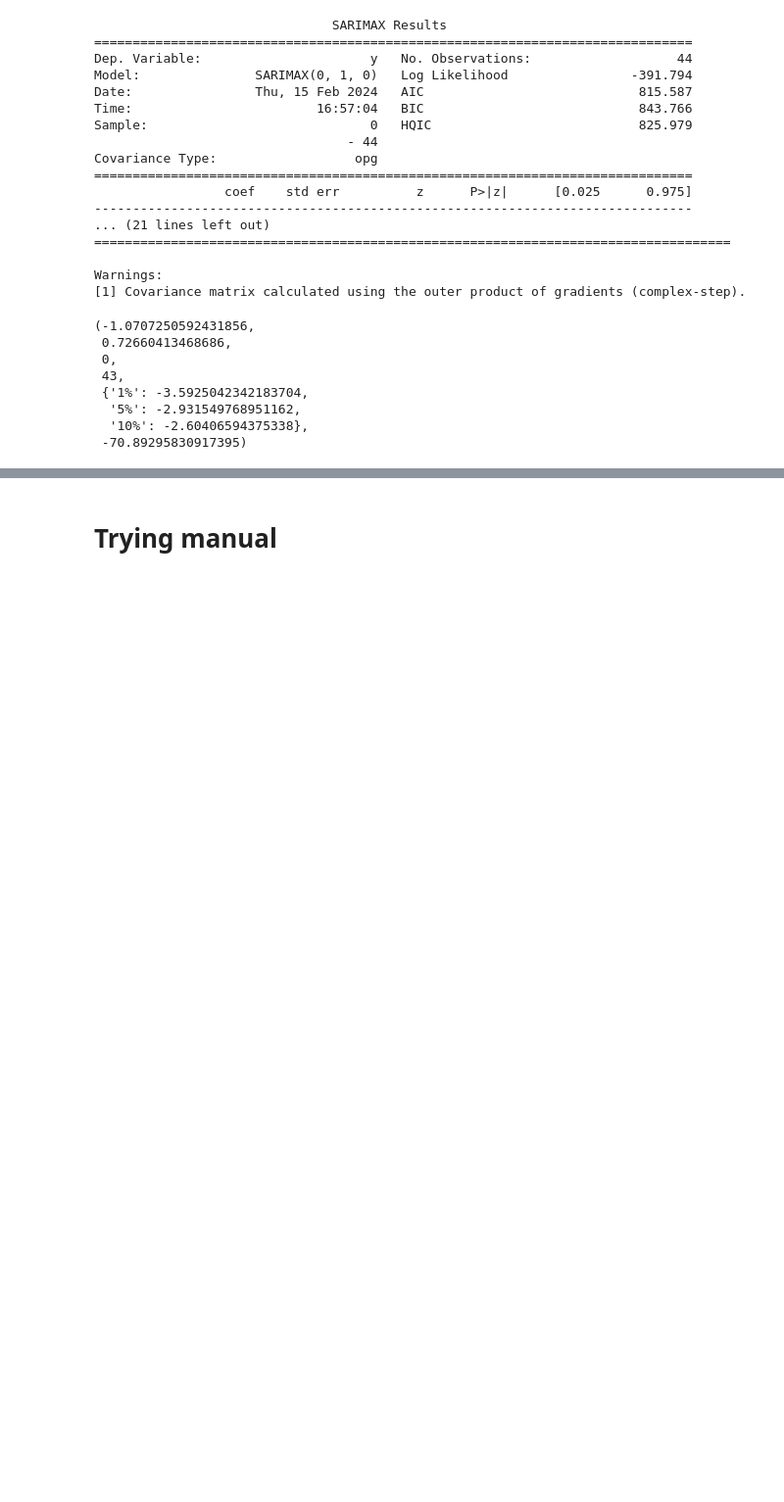
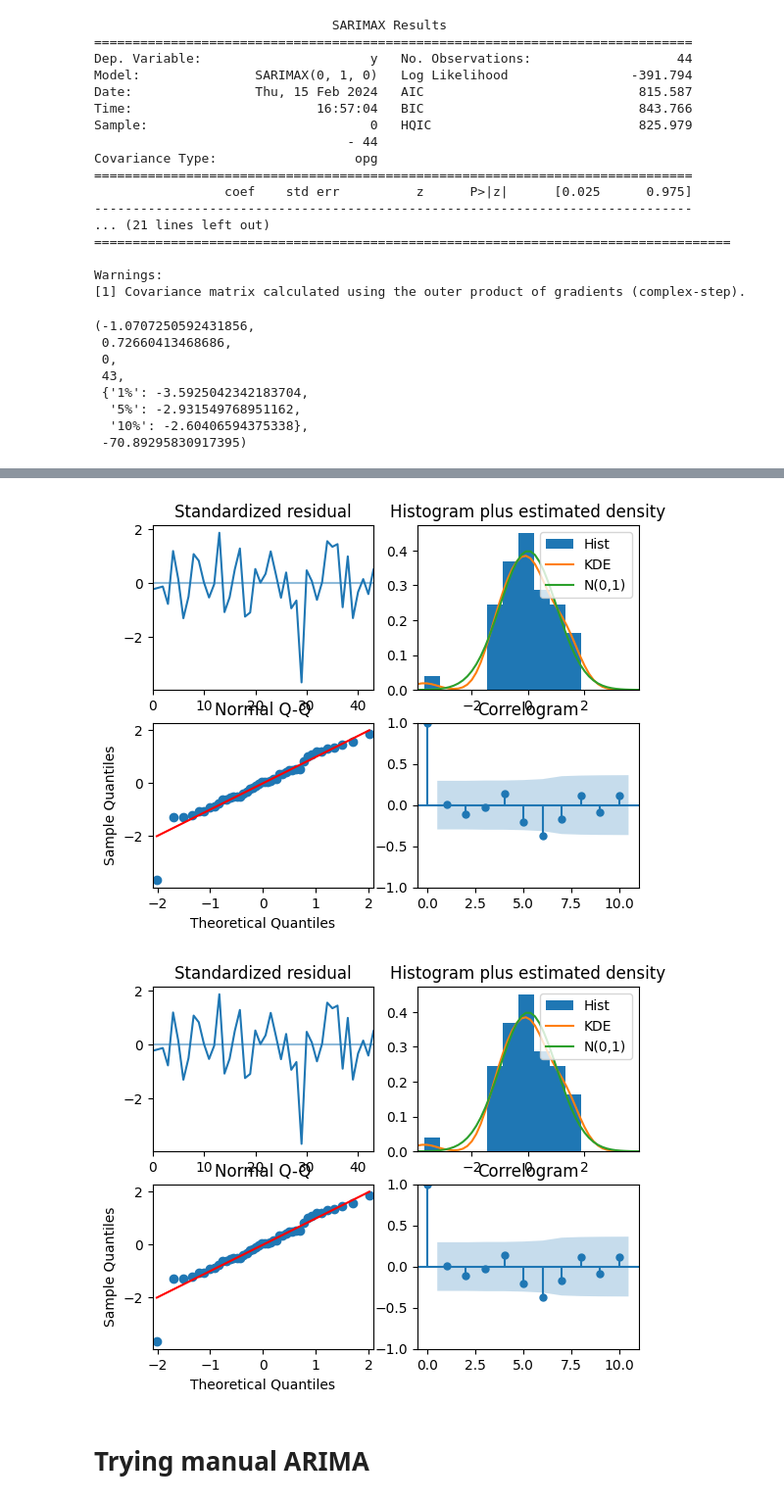
Before and after one commit to robredomikel/arimax_ts, a Jupyter notebook: codes/draft.ipynb, the cells around one changed output, grey strips where cells are left out. Shown: that part at 98% size. Cells and saved outputs as stored; diff of their text form; code cells hidden in the pictures; blank space fills up the shorter version.

```diff
--- a/codes/draft.ipynb
+++ b/codes/draft.ipynb
@@ -165,2 +150,7 @@ Total fit time: 0.406 seconds
+# %%
+arima_model.plot_diagnostics()
+# %% [output]
+[figure, added]
+[figure, added]
 # %% [markdown]
-# Trying manual
+# Trying manual ARIMA
```
Also changed, not shown: parts of 6 cells of this notebook, 2 other files.
